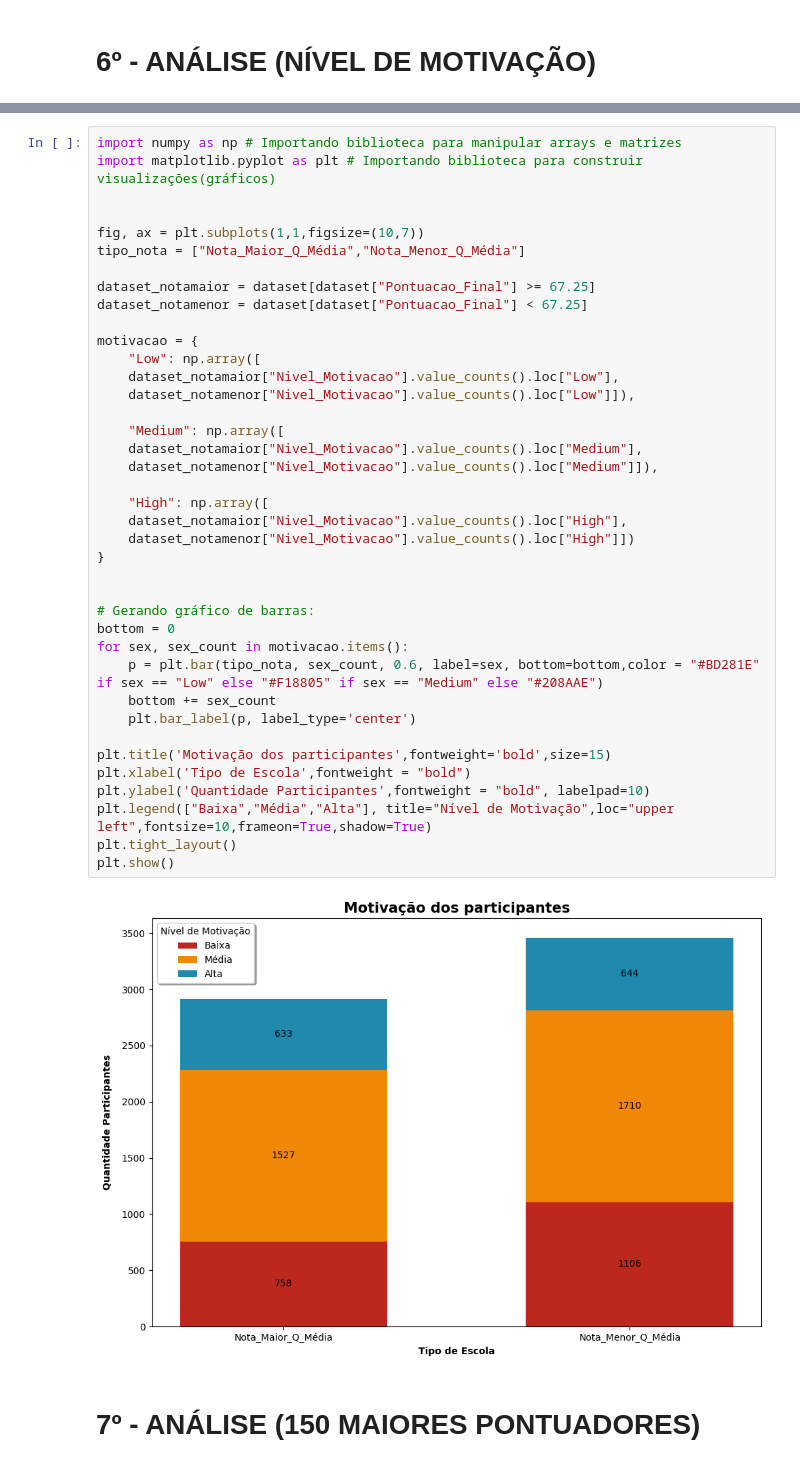
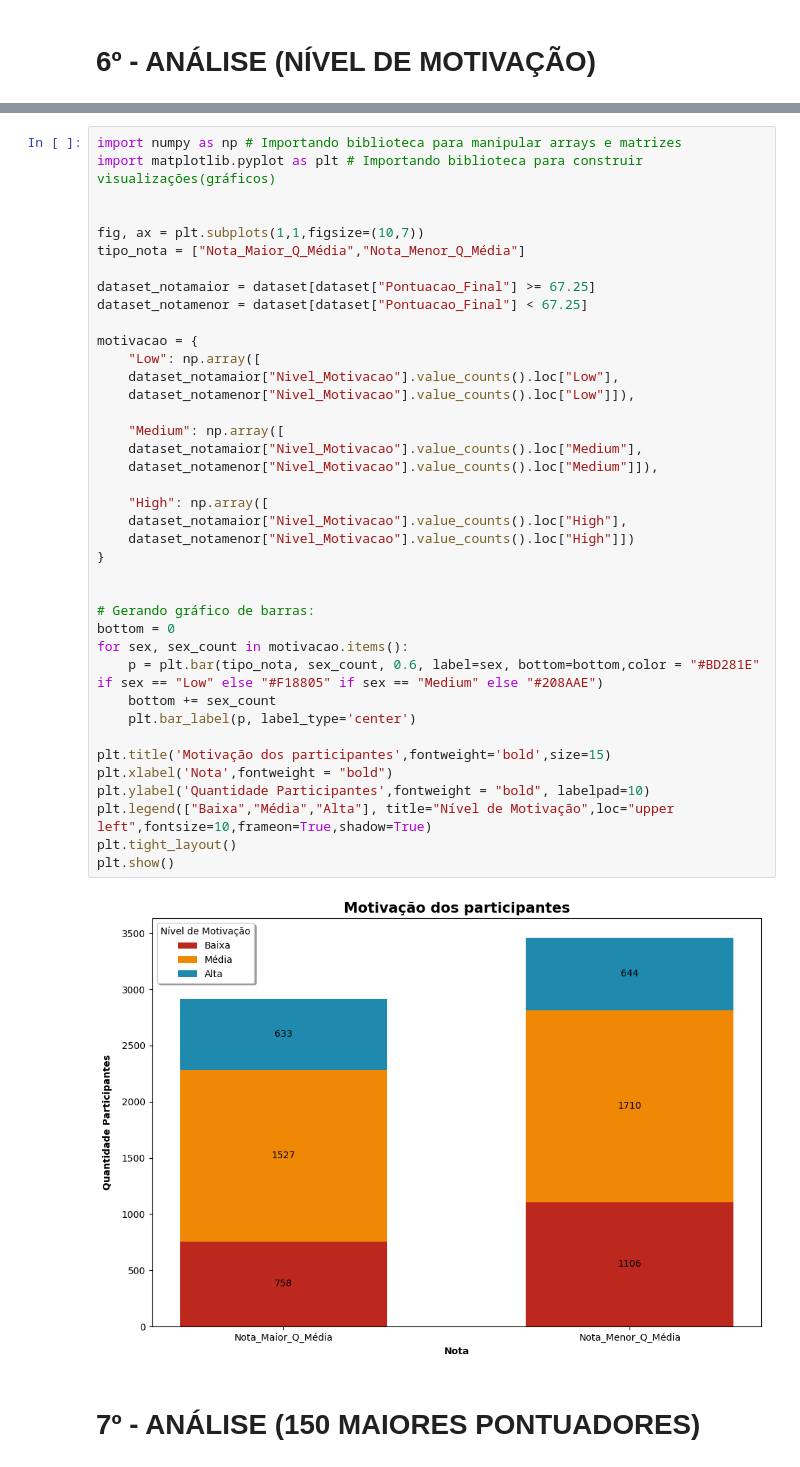
Before and after one commit to Th0m4sma/Projeto_AnaliseDados, a Jupyter notebook: Analises.ipynb, the cells around one changed output, grey strips where cells are left out. Drawn from its saved outputs; the diff is of its cells as text.

```diff
--- a/Analises.ipynb
+++ b/Analises.ipynb
@@ -517,35 +517,35 @@ dataset_notamaior = dataset[dataset["Pontuacao_Final"] >= 67.25]
 dataset_notamenor = dataset[dataset["Pontuacao_Final"] < 67.25]
 
 motivacao = {
     "Low": np.array([
     dataset_notamaior["Nivel_Motivacao"].value_counts().loc["Low"],
     dataset_notamenor["Nivel_Motivacao"].value_counts().loc["Low"]]),
 
     "Medium": np.array([
     dataset_notamaior["Nivel_Motivacao"].value_counts().loc["Medium"],
     dataset_notamenor["Nivel_Motivacao"].value_counts().loc["Medium"]]),
 
     "High": np.array([
     dataset_notamaior["Nivel_Motivacao"].value_counts().loc["High"],
     dataset_notamenor["Nivel_Motivacao"].value_counts().loc["High"]])
 }
 
 
 # Gerando gráfico de barras:
 bottom = 0
 for sex, sex_count in motivacao.items():
     p = plt.bar(tipo_nota, sex_count, 0.6, label=sex, bottom=bottom,color = "#BD281E" if sex == "Low" else "#F18805" if sex == "Medium" else "#208AAE")
     bottom += sex_count
     plt.bar_label(p, label_type='center')
 
 plt.title('Motivação dos participantes',fontweight='bold',size=15)
-plt.xlabel('Tipo de Escola',fontweight = "bold")
+plt.xlabel('Nota',fontweight = "bold")
 plt.ylabel('Quantidade Participantes',fontweight = "bold", labelpad=10)
 plt.legend(["Baixa","Média","Alta"], title="Nível de Motivação",loc="upper left",fontsize=10,frameon=True,shadow=True)
 plt.tight_layout()
 plt.show()
 # %% [output]
-[figure, old version]
+[figure, new version]
 # %% [markdown]
 # 7º - ANÁLISE (150 MAIORES PONTUADORES)
 # %%
```
Also changed, not shown: parts of 2 cells of this notebook, 2 other files.
